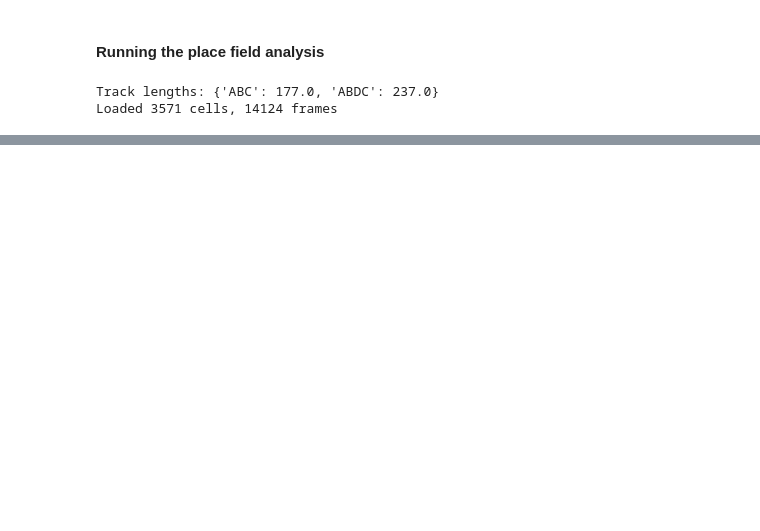
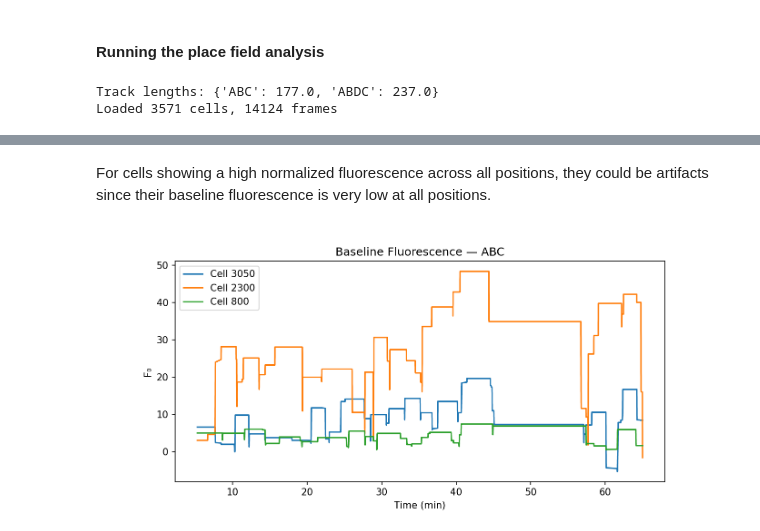
Before and after one commit to Sun-Lab-NBB/sollertia-forgery, a Jupyter notebook: src/sl_forgery/analysis/place_field_demo.ipynb, the cells around one changed output, grey strips where cells are left out. Cells and saved outputs as stored; diff of their text form; code cells hidden in the pictures; blank space fills up the shorter version.

```diff
--- a/src/sl_forgery/analysis/place_field_demo.ipynb
+++ b/src/sl_forgery/analysis/place_field_demo.ipynb
@@ -60,0 +70,7 @@ Detected 560 place fields in 410 cells
+# %% [markdown]
+For cells showing a high normalized fluorescence across all positions, they could be artifacts since their baseline fluorescence is very low at all positions.
+# %%
+from IPython.display import Image
+Image("C:/Users/natal/Downloads/sunlab/figures/baseline_fluorescence.png")
+# %% [output]
+[figure, added]
```
Also changed, not shown: parts of 4 cells of this notebook.
